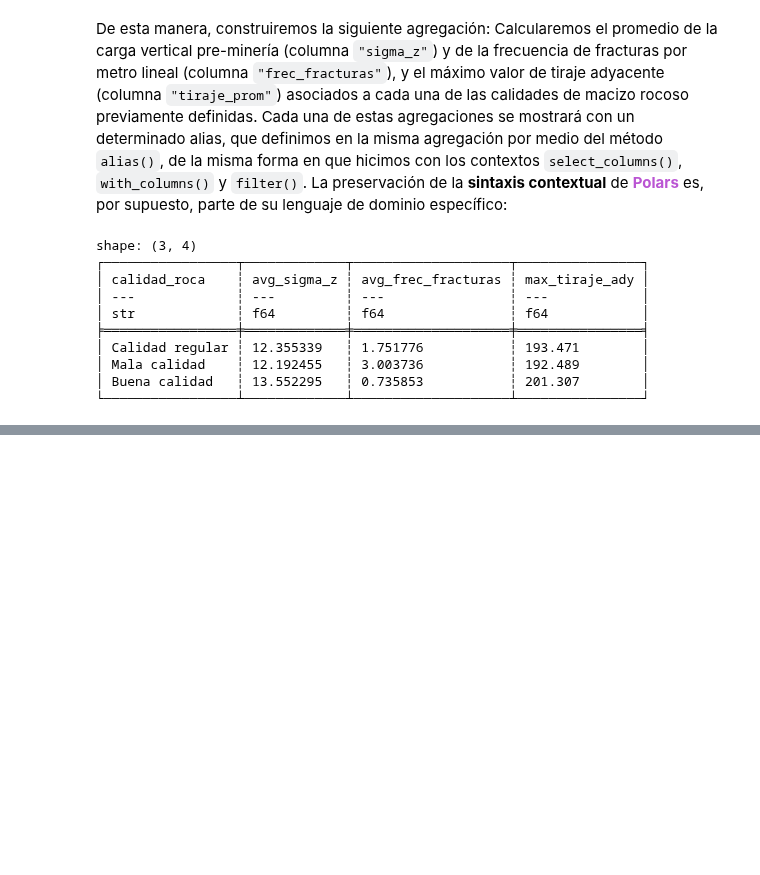
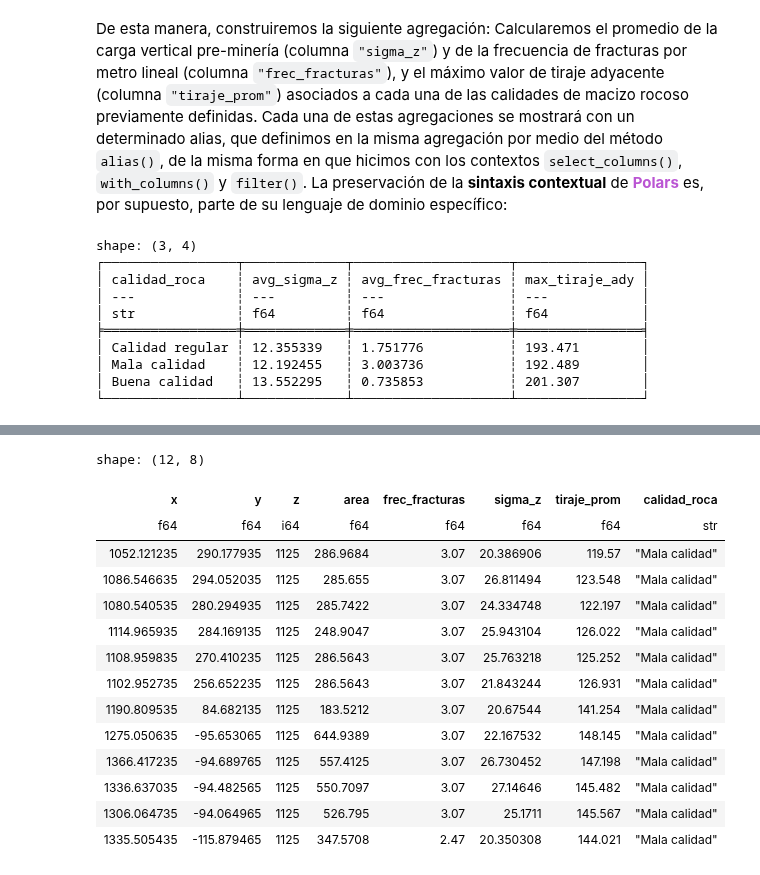
Before and after one commit to rquezadac/udd_data_analytics_lectures, a Jupyter notebook: Sección 5 - Introducción a Polars/clase_5_2.ipynb, the cells around one changed output, grey strips where cells are left out. Saved outputs shown, nothing was run; the diff lists cells and outputs as text; code cells hidden in the pictures; blank space fills up the shorter version.

```diff
--- a/Sección 5 - Introducción a Polars/clase_5_2.ipynb
+++ b/Sección 5 - Introducción a Polars/clase_5_2.ipynb
@@ -350,0 +368,19 @@ shape: (3, 4)
+# %%
+# Un filtro sencillo que se define a partir de una expresión.
+data.filter((pl.col("calidad_roca") == "Mala calidad") & (pl.col("sigma_z") >= 20.0))
+# %% [output]
+shape: (12, 8)
+| x | y | z | area | frec_fracturas | sigma_z | tiraje_prom | calidad_roca |
+| f64 | f64 | i64 | f64 | f64 | f64 | f64 | str |
+| 1052.121235 | 290.177935 | 1125 | 286.9684 | 3.07 | 20.386906 | 119.57 | "Mala calidad" |
+| 1086.546635 | 294.052035 | 1125 | 285.655 | 3.07 | 26.811494 | 123.548 | "Mala calidad" |
+| 1080.540535 | 280.294935 | 1125 | 285.7422 | 3.07 | 24.334748 | 122.197 | "Mala calidad" |
+| 1114.965935 | 284.169135 | 1125 | 248.9047 | 3.07 | 25.943104 | 126.022 | "Mala calidad" |
+| 1108.959835 | 270.410235 | 1125 | 286.5643 | 3.07 | 25.763218 | 125.252 | "Mala calidad" |
+| 1102.952735 | 256.652235 | 1125 | 286.5643 | 3.07 | 21.843244 | 126.931 | "Mala calidad" |
+| 1190.809535 | 84.682135 | 1125 | 183.5212 | 3.07 | 20.67544 | 141.254 | "Mala calidad" |
+| 1275.050635 | -95.653065 | 1125 | 644.9389 | 3.07 | 22.167532 | 148.145 | "Mala calidad" |
+| 1366.417235 | -94.689765 | 1125 | 557.4125 | 3.07 | 26.730452 | 147.198 | "Mala calidad" |
+| 1336.637035 | -94.482565 | 1125 | 550.7097 | 3.07 | 27.14646 | 145.482 | "Mala calidad" |
+| 1306.064735 | -94.064965 | 1125 | 526.795 | 3.07 | 25.1711 | 145.567 | "Mala calidad" |
+| 1335.505435 | -115.879465 | 1125 | 347.5708 | 2.47 | 20.350308 | 144.021 | "Mala calidad" |
```
Also changed, not shown: parts of 54 cells of this notebook, 1 other file.
